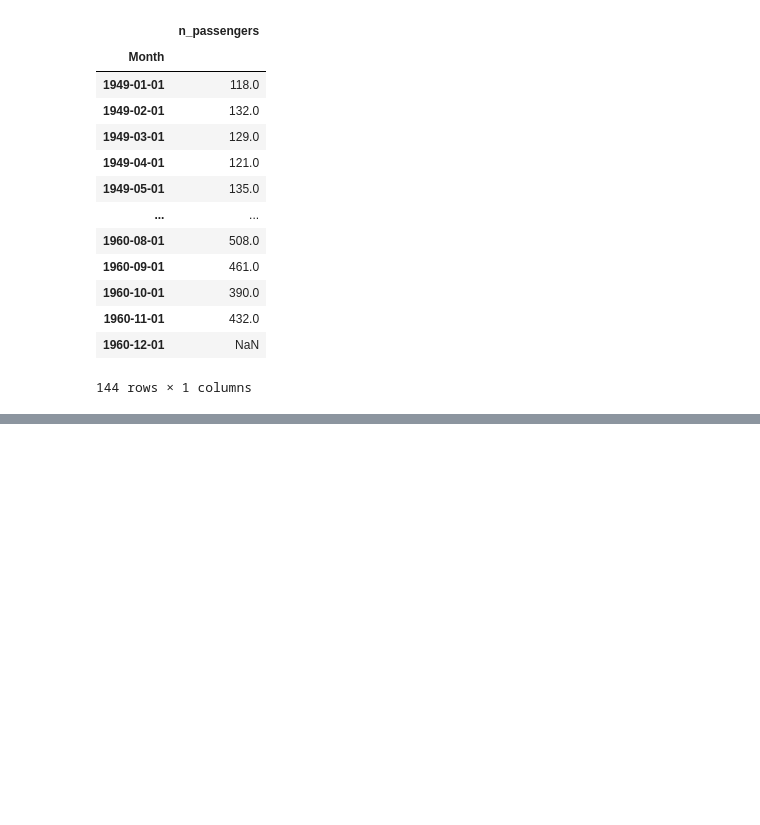
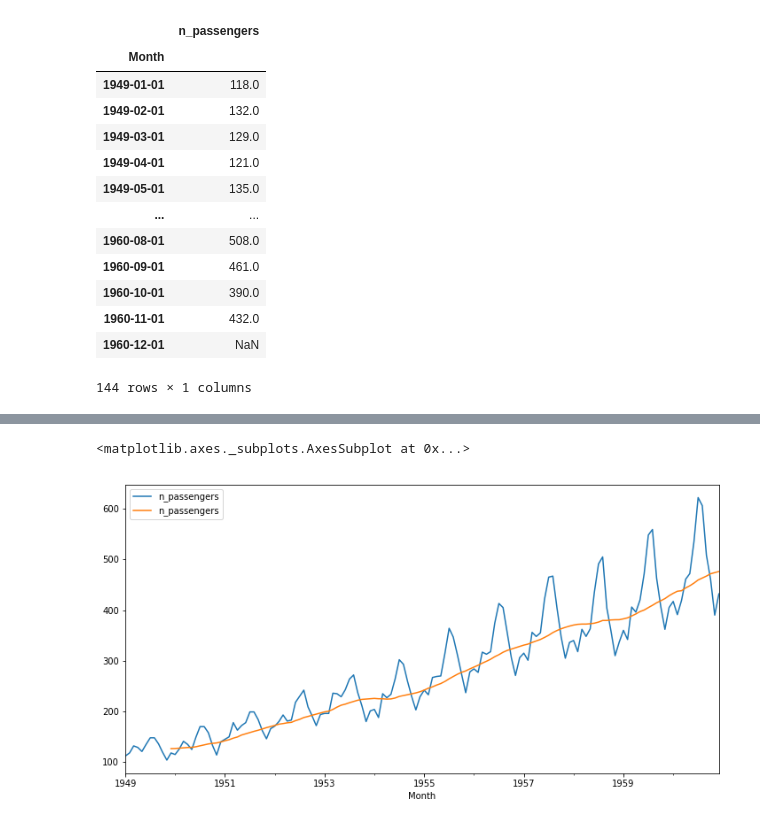
Before and after one commit to mahesh-keswani/ML-DL-FromBasicsToAdvance, a Jupyter notebook: pandas_basics/time_series_data_with_pandas.ipynb, the cells around one changed output, grey strips where cells are left out. Saved outputs shown, nothing was run; the diff lists cells and outputs as text; code cells hidden in the pictures; blank space fills up the shorter version.

```diff
--- a/pandas_basics/time_series_data_with_pandas.ipynb
+++ b/pandas_basics/time_series_data_with_pandas.ipynb
@@ -297,0 +340,8 @@ df.shift(-1)
+# %%
+# but as we have monthly data it makes sense to have window size of 12 to get average of yearly, or window size = 3
+# for quaterly average, window size = 6 for half year average
+df['n_passengers'].plot(figsize = (12, 6), legend = True)
+df.rolling(window = 12).mean()['n_passengers'].plot(legend = True)
+# %% [output]
+<matplotlib.axes._subplots.AxesSubplot at 0x...>
+[figure, added]
```
Also changed, not shown: parts of 18 cells of this notebook.
